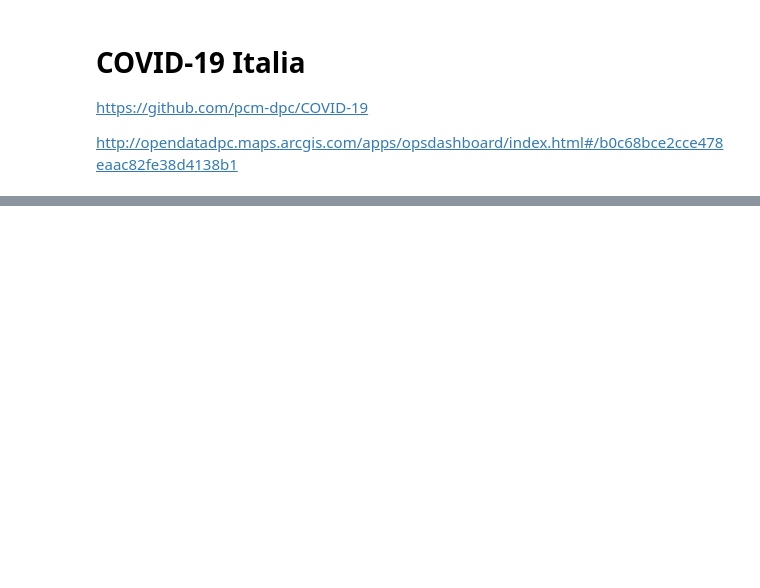
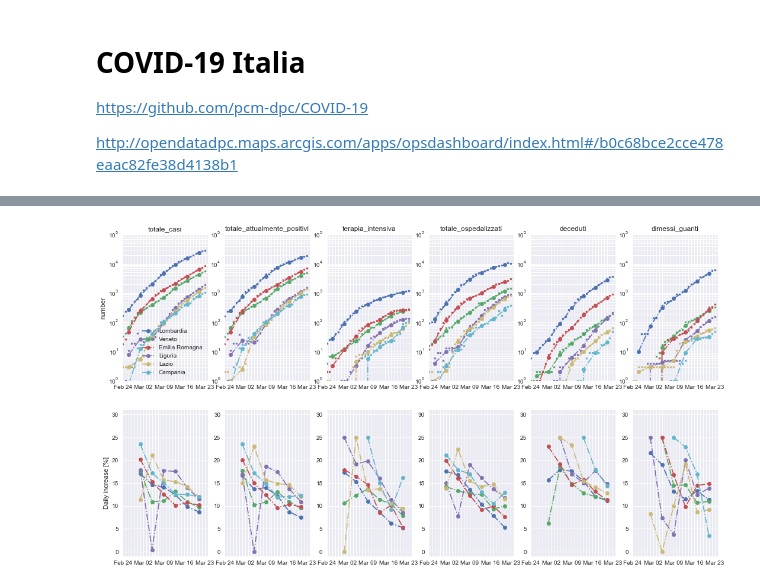
Before and after one commit to zenandrea/COVID-19_plots, a Jupyter notebook: plot_ita.ipynb, the cells around one changed output, grey strips where cells are left out. Cells and saved outputs as stored; diff of their text form; code cells hidden in the pictures; blank space fills up the shorter version.

```diff
--- a/plot_ita.ipynb
+++ b/plot_ita.ipynb
@@ -299,4 +310,99 @@ Brescia
 # %%
-dati = pd.read_csv(
-    'https://raw.githubusercontent.com/pcm-dpc/COVID-19/master/dati-province/dpc-covid19-ita-province.csv',
+url = 'https://raw.githubusercontent.com/pcm-dpc/COVID-19/master/dati-regioni/dpc-covid19-ita-regioni.csv'
+dati = pd.read_csv( url,
     parse_dates=['data'], index_col=0)
+# %%
+%matplotlib inline
+#%matplotlib
+#plt.rcParams['figure.figsize'] = [8, 10]
+
+campi = ['totale_casi']
+campi.append('totale_attualmente_positivi')
+campi.append('terapia_intensiva')
+campi.append('totale_ospedalizzati')
+campi.append('deceduti')
+campi.append('dimessi_guariti')
+
+plt.close('all')
+mpl.style.use('seaborn')
+fig, ax = plt.subplots( 2, len(campi), figsize=(18, 10))
+
+start = 0; step = 4
+
+lista = []
+lista.append('Lombardia')
+lista.append('Veneto')
+lista.append('Emilia Romagna')
+lista.append('Liguria')
+lista.append('Lazio')
+lista.append('Campania')
+
+
+for i, campo in enumerate(campi):
+    print('--- ',campo,' ---')
+    for n, name in enumerate(lista):
+        print(name)
+        cn='C{}'.format(n)
+
+        ct = dati[dati['denominazione_regione'] == name][campo].to_numpy()
+        xt = np.arange(len(ct))
+        ax[0,i].plot(xt,ct,marker='.',linestyle='',label='', color=cn)
+
+        c = ct[start+step-1::step]
+        c2 = c**2
+        for j in range(step-1):
+            dc = ct[start+step-j-2::step][0:len(c)]
+            c += dc
+            c2 += dc**2
+        c = c / step
+        c2 = c2 / step
+        cerr = ( c2 - c**2 )**0.5
+        x = step * np.arange(len(c)) + step/2
+        ax[0,0].set_ylabel('number')
+        ax[0,i].set_yscale('log')
+        ax[0,i].set_ylim(1,1e5)
+        ax[0,i].plot(x,c,marker='o',linestyle='-.',label=name, color=cn)
+        ax[0,i].set_title(campo)
+
+        y = np.zeros( len(x) )
+        y[1:] = ( c[1:] - c[:-1] ) / (step * c[1:])
+        #y =  y.clip(min=0)
+        y[ y<0 ] = 0.0
+        ax[1,i].plot( x[1:], 100*y[1:], marker='o',linestyle='-.',label=name)
+        ax[1,0].set_ylabel('Daily increase [%]')
+        ax[1,i].set_ylim(-1,31)
+
+        #yd = np.log( 1 + y )
+        #yd[ yd>0 ] = log(2) / yd[ yd>0 ]
+        #yd[ yd<=0 ] = float('nan')
+        #ax[2,i].plot(x[1:],yd[1:],marker='o',linestyle='-.',label=name)
+        #ax[2,0].set_ylabel('Doubling time [days]')
+        #ax[2,i].set_ylim(-1,15)
+
+
+
+    #y = np.log( c ); y[0] = 0 ; y[1:] = y[1:] - y[:-1] ; y = [ (log(2) / yy if yy>0 else float('nan')) for yy in y ]
+
+
+index = dati[dati['denominazione_regione'] == lista[0] ].index
+rindex = range(len(index))
+xticks = rindex
+#print(xticks)
+fxticks = [ date.strftime('%b %d') for date in list( index ) ]
+#print(fxticks)
+#plt.xticks(x[start::step], xticks[start::step])
+
+#plt.xticks(x[start::step], x[start::step])
+step=7
+for i in range(2):
+    for j in range(len(campi)):
+        ax[i,j].set_xlim( 0, xt.max()+1)
+        ax[i,j].set_xticks(xticks[::step])
+        ax[i,j].set_xticklabels(fxticks[::step])
+        ax[i,j].set_xticks(xticks, minor=True)
+        ax[i,j].grid(True, 'both')
+
+ax[0,0].legend()
+
+plt.savefig('plot_ita_reg.pdf')
+# %% [output]
@@ -302,0 +426 @@ dati = pd.read_csv(
+[figure, added]
```
Also changed, not shown: parts of 9 cells of this notebook, 4 other files.
